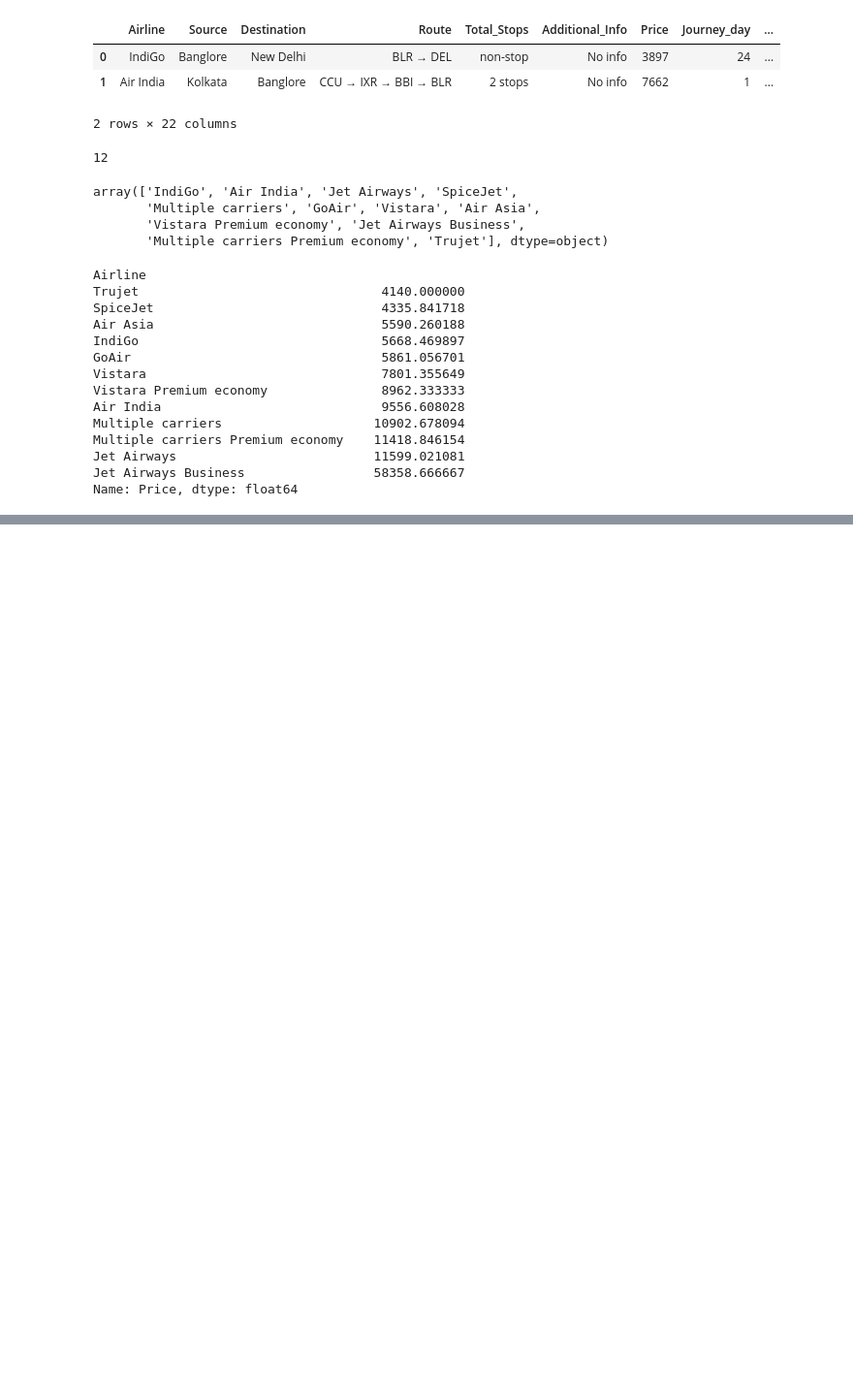
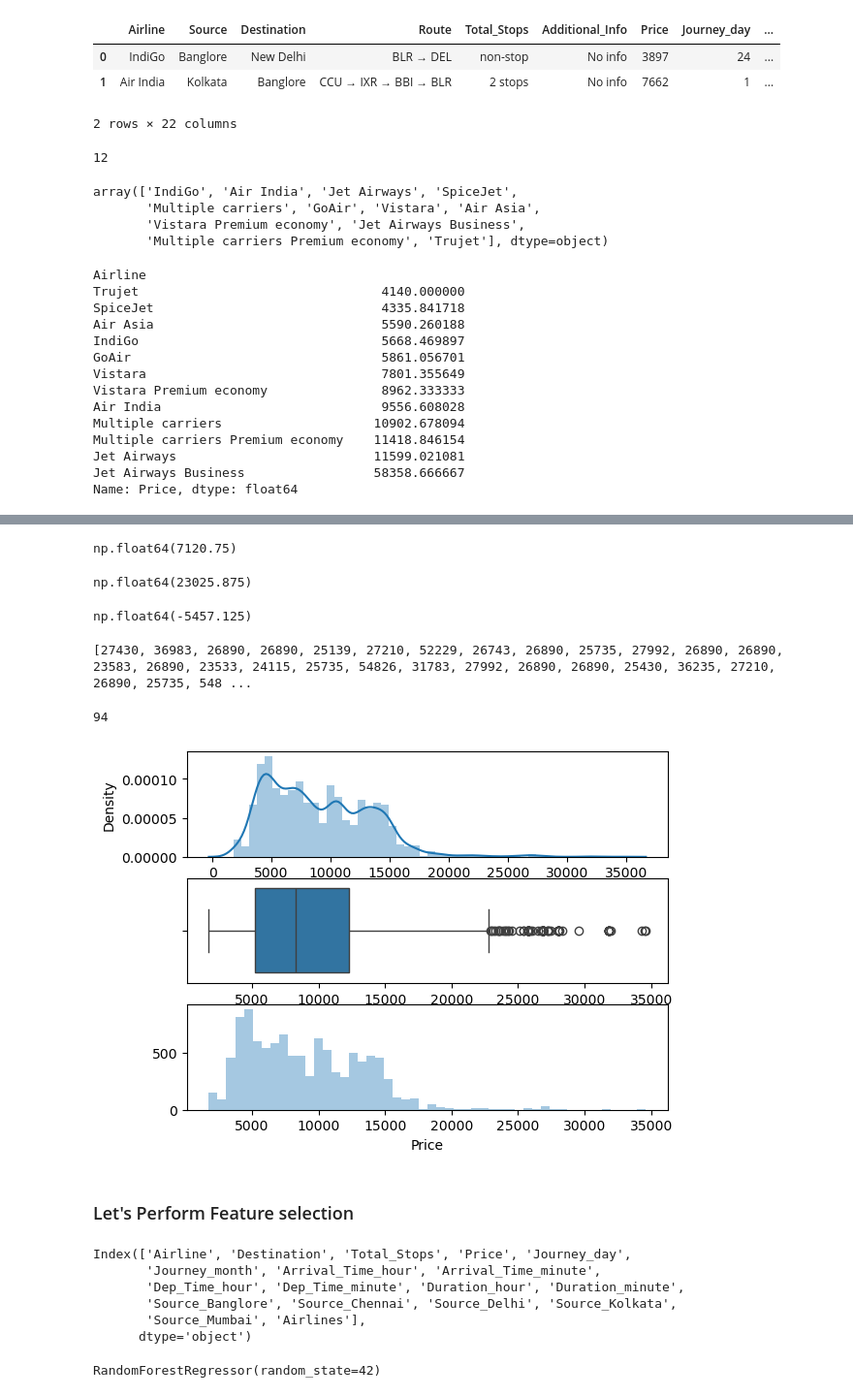
Before and after one commit to Amshavarthana-S/Flight-Fare-Prediction, a Jupyter notebook: Flight_Fare_Prediction.ipynb, the cells around one changed output, grey strips where cells are left out. Shown at 97% size. Cells and saved outputs as stored; diff of their text form; code cells hidden in the pictures; blank space fills up the shorter version.

```diff
--- a/Flight_Fare_Prediction.ipynb
+++ b/Flight_Fare_Prediction.ipynb
@@ -489,0 +688,5 @@ Name: Price, dtype: float64
+# %%
+iqr=q3-q1
+iqr
+# %% [output]
+np.float64(7120.75)
@@ -489,0 +696,33 @@ Name: Price, dtype: float64
+# %%
+maximum
+# %% [output]
+np.float64(23025.875)
+# %%
+minimum
+# %% [output]
+np.float64(-5457.125)
+# %%
+print([price for price in data["Price"] if price>maximum or price<minimum])
+# %% [output]
+[27430, 36983, 26890, 26890, 25139, 27210, 52229, 26743, 26890, 25735, 27992, 26890, 26890, 23583, 26890, 23533, 24115, 25735, 54826, 31783, 27992, 26890, 26890, 25430, 36235, 27210, 26890, 25735, 548 ...
+# %%
+len([price for price in data["Price"] if price>maximum or price<minimum])
+# %% [output]
+94
+# %%
+data["Price"]=np.where(data["Price"]>=35000,data["Price"].median(),data["Price"])
+# %%
+plot(data,"Price")
+# %% [output]
+[figure, added]
+# %% [markdown]
+### Let's Perform Feature selection
+# %%
+data.columns
+# %% [output]
+Index(['Airline', 'Destination', 'Total_Stops', 'Price', 'Journey_day',
+       'Journey_month', 'Arrival_Time_hour', 'Arrival_Time_minute',
+       'Dep_Time_hour', 'Dep_Time_minute', 'Duration_hour', 'Duration_minute',
+       'Source_Banglore', 'Source_Chennai', 'Source_Delhi', 'Source_Kolkata',
+       'Source_Mumbai', 'Airlines'],
+      dtype='object')
@@ -489,0 +739,4 @@ Name: Price, dtype: float64
+# %%
+rf.fit(X,y)
+# %% [output]
+RandomForestRegressor(random_state=42)
```
Also changed, not shown: parts of 64 cells of this notebook, 2 other files.
